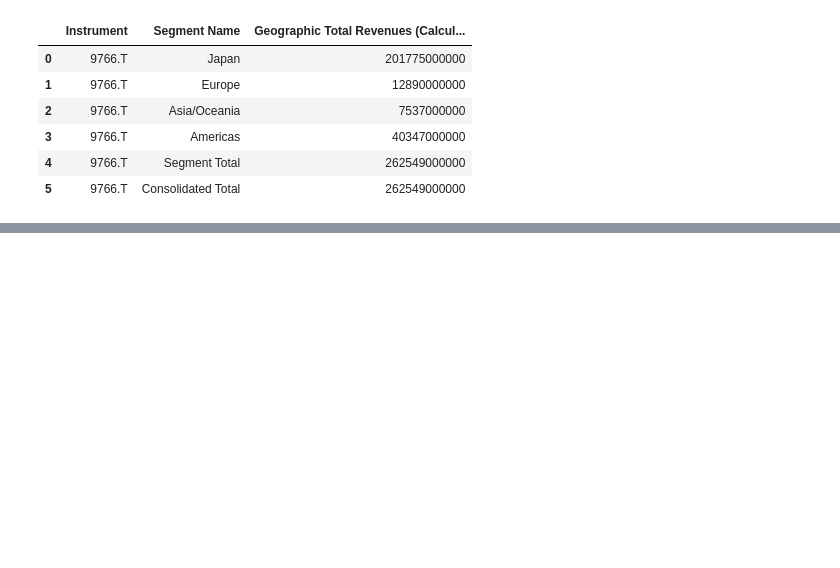
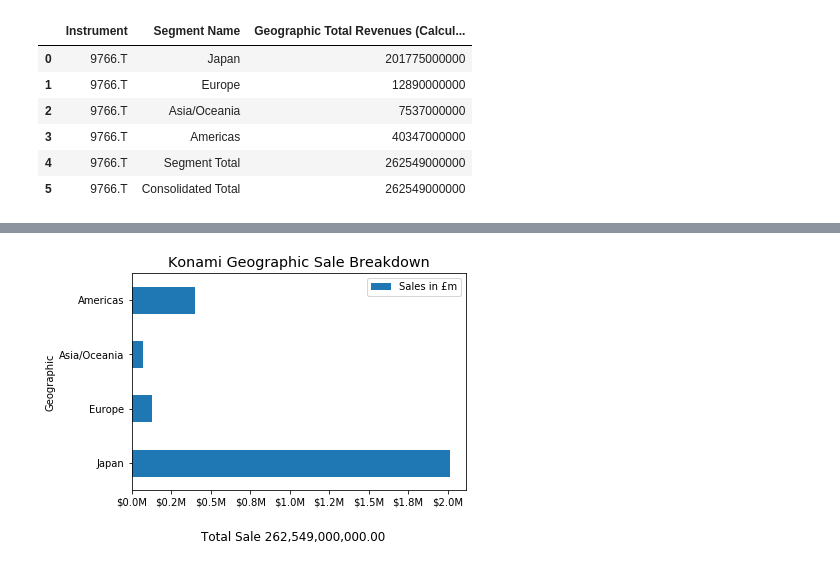
Before and after one commit to LSEG-API-Samples/Article.EikonAPI.Python.Jupyter.Geographic_Sale_Breakdown, a Jupyter notebook: notebook/worldscope_geographic_sale.ipynb, the cells around one changed output, grey strips where cells are left out. Drawn from its saved outputs; the diff is of its cells as text; code cells hidden in the pictures; blank space fills up the shorter version.

```diff
--- a/notebook/worldscope_geographic_sale.ipynb
+++ b/notebook/worldscope_geographic_sale.ipynb
@@ -216,3 +224,11 @@ df
 | 3 | 9766.T | Americas | 40347000000 |
 | 4 | 9766.T | Segment Total | 262549000000 |
 | 5 | 9766.T | Consolidated Total | 262549000000 |
+# %%
+df_konami = df.copy()
+
+df_konami.rename(columns={'Instrument':'RIC',
+                   'Segment Name':'Geographic',
+                   'Geographic Total Revenues (Calculated)':'Sales in £m'},
+         inplace = True)
+df_konami
@@ -218,0 +245,22 @@ df
+# %%
+df_konami = df_konami[df_konami["Geographic"] != "Segment Total"]
+df_konami = df_konami[df_konami["Geographic"] != "Consolidated Total"]
+# %%
+# Graph
+
+df_konami.set_index("Geographic",drop=True,inplace=True)
+
+fig = plt.figure()
+fig.text(.5, -.05, "Total Sale %s" %(f"{total_sale:,.2f}"), ha="center",fontsize="large")
+
+plt.ticklabel_format(style = 'plain')
+plt.title('Konami Geographic Sale Breakdown', color='black',fontsize="x-large")
+ax = fig.gca()
+
+formatter = FuncFormatter(millions)
+ax.xaxis.set_major_formatter(formatter)
+
+df_konami.plot(kind='barh', ax = fig.gca())
+plt.show()
+# %% [output]
+[figure, added]
```
Also changed, not shown: parts of 16 cells of this notebook, 2 other files.
